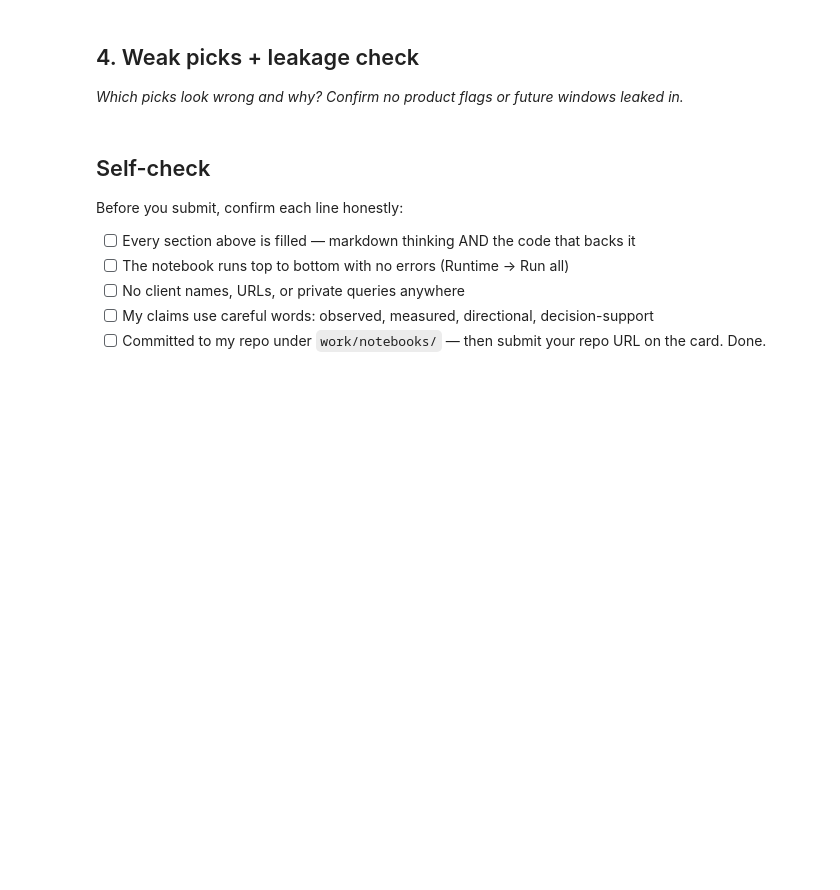
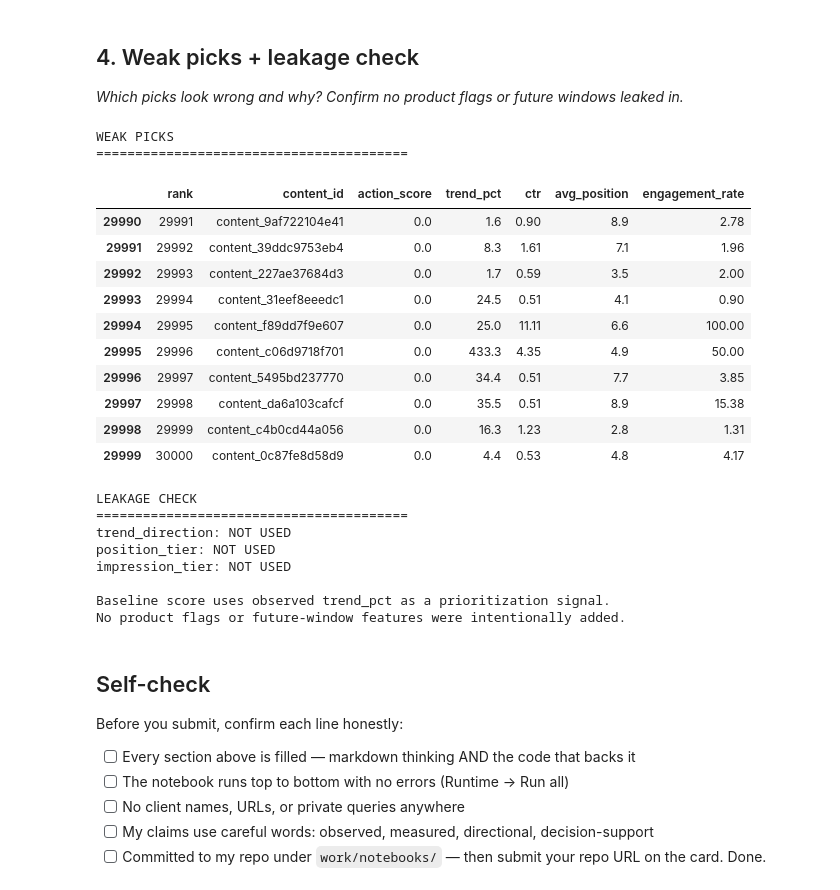
Before and after one commit to Duchalsoham12/flyrank-ml-internship, a Jupyter notebook: work/notebooks/w04_baseline_score.ipynb, the cells around one changed output. Drawn from its saved outputs; the diff is of its cells as text; code cells hidden in the pictures; blank space fills up the shorter version.

```diff
--- a/work/notebooks/w04_baseline_score.ipynb
+++ b/work/notebooks/w04_baseline_score.ipynb
@@ -31,6 +223,66 @@ This skeleton is yours to fill. Work the sections **in order** — each one has
 ## 4. Weak picks + leakage check
 
 *Which picks look wrong and why? Confirm no product flags or future windows leaked in.*
+# %%
+# ML-07 Section 4: Weak picks + leakage check
+
+print("WEAK PICKS")
+print("=" * 40)
+
+# Show the 10 lowest-priority items
+weak_picks = score_df.tail(10)
+
+display(
+    weak_picks[
+        [
+            "rank",
+            "content_id",
+            "action_score",
+            "trend_pct",
+            "ctr",
+            "avg_position",
+            "engagement_rate"
+        ]
+    ]
+)
+
+print("\nLEAKAGE CHECK")
+print("=" * 40)
+
+# Fields that should not be used as future/product information
+leakage_fields = [
+    "trend_direction",
+    "position_tier",
+    "impression_tier"
+]
+
+for col in leakage_fields:
+    print(f"{col}:", "NOT USED" if col not in score_df.columns else "CHECK NEEDED")
+
+print("\nBaseline score uses observed trend_pct as a prioritization signal.")
+print("No product flags or future-window features were intentionally added.")
+# %% [output]
+WEAK PICKS
+========================================
+|  | rank | content_id | action_score | trend_pct | ctr | avg_position | engagement_rate |
+| 29990 | 29991 | content_9af722104e41 | 0.0 | 1.6 | 0.90 | 8.9 | 2.78 |
+| 29991 | 29992 | content_39ddc9753eb4 | 0.0 | 8.3 | 1.61 | 7.1 | 1.96 |
+| 29992 | 29993 | content_227ae37684d3 | 0.0 | 1.7 | 0.59 | 3.5 | 2.00 |
+| 29993 | 29994 | content_31eef8eeedc1 | 0.0 | 24.5 | 0.51 | 4.1 | 0.90 |
+| 29994 | 29995 | content_f89dd7f9e607 | 0.0 | 25.0 | 11.11 | 6.6 | 100.00 |
+| 29995 | 29996 | content_c06d9718f701 | 0.0 | 433.3 | 4.35 | 4.9 | 50.00 |
+| 29996 | 29997 | content_5495bd237770 | 0.0 | 34.4 | 0.51 | 7.7 | 3.85 |
+| 29997 | 29998 | content_da6a103cafcf | 0.0 | 35.5 | 0.51 | 8.9 | 15.38 |
+| 29998 | 29999 | content_c4b0cd44a056 | 0.0 | 16.3 | 1.23 | 2.8 | 1.31 |
+| 29999 | 30000 | content_0c87fe8d58d9 | 0.0 | 4.4 | 0.53 | 4.8 | 4.17 |
+LEAKAGE CHECK
+========================================
+trend_direction: NOT USED
+position_tier: NOT USED
+impression_tier: NOT USED
+
+Baseline score uses observed trend_pct as a prioritization signal.
+No product flags or future-window features were intentionally added.
 # %%
 # This cell is for CODE (numbers, a query, a check).
 # Write your text answer in the cell ABOVE this one — typing sentences here breaks Run All.
```
Also changed, not shown: parts of 11 cells of this notebook.
